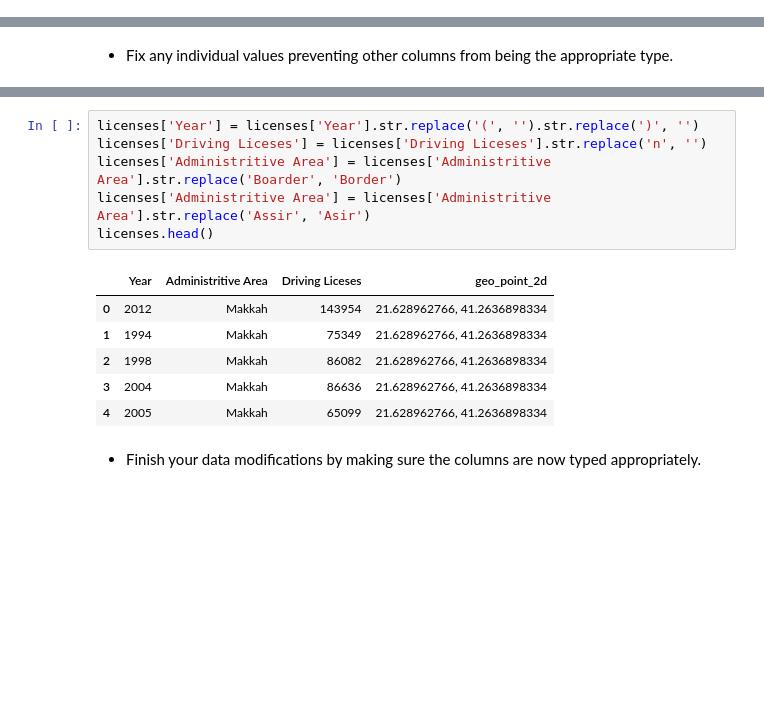
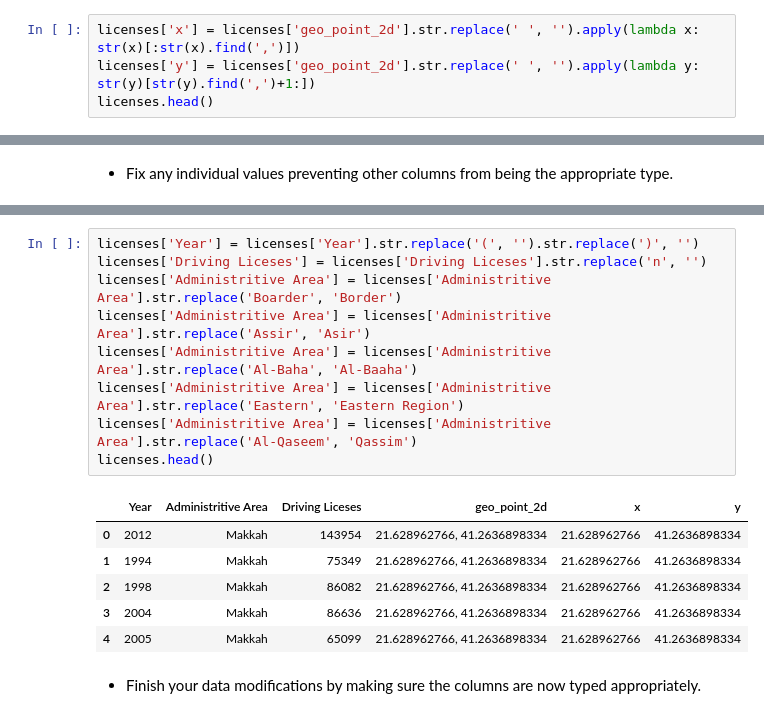
Before and after one commit to TQgit/datascience_project1, a Jupyter notebook: code/starter-code.ipynb, the cells around one changed output, grey strips where cells are left out. Saved outputs shown, nothing was run; the diff lists cells and outputs as text; blank space fills up the shorter version.

```diff
--- a/code/starter-code.ipynb
+++ b/code/starter-code.ipynb
@@ -282,3 +282,7 @@ accidents.head()
 | 2 | (2016) | Tabouk | No. of Casualties - Dead | 434n | 27.90165499, 37.2598581394 | 27.90165499 | 37.2598581394 |
 | 3 | (2016) | Hail | No. of Casualties - Dead | 299n | 27.400845724, 41.4406960508 | 27.400845724 | 41.4406960508 |
 | 4 | (2016) | Hail | No. of Accidents | 10199n | 27.400845724, 41.4406960508 | 27.400845724 | 41.4406960508 |
+# %%
+licenses['x'] = licenses['geo_point_2d'].str.replace(' ', '').apply(lambda x: str(x)[:str(x).find(',')])
+licenses['y'] = licenses['geo_point_2d'].str.replace(' ', '').apply(lambda y: str(y)[str(y).find(',')+1:])
+licenses.head()
@@ -301,16 +321,19 @@ accidents.head()
 # %%
 licenses['Year'] = licenses['Year'].str.replace('(', '').str.replace(')', '')
 licenses['Driving Liceses'] = licenses['Driving Liceses'].str.replace('n', '')
 licenses['Administritive Area'] = licenses['Administritive Area'].str.replace('Boarder', 'Border')
 licenses['Administritive Area'] = licenses['Administritive Area'].str.replace('Assir', 'Asir')
+licenses['Administritive Area'] = licenses['Administritive Area'].str.replace('Al-Baha', 'Al-Baaha')
+licenses['Administritive Area'] = licenses['Administritive Area'].str.replace('Eastern', 'Eastern Region')
+licenses['Administritive Area'] = licenses['Administritive Area'].str.replace('Al-Qaseem', 'Qassim')
 licenses.head()
 # %% [output]
-|  | Year | Administritive Area | Driving Liceses | geo_point_2d |
-| 0 | 2012 | Makkah | 143954 | 21.628962766, 41.2636898334 |
-| 1 | 1994 | Makkah | 75349 | 21.628962766, 41.2636898334 |
-| 2 | 1998 | Makkah | 86082 | 21.628962766, 41.2636898334 |
-| 3 | 2004 | Makkah | 86636 | 21.628962766, 41.2636898334 |
-| 4 | 2005 | Makkah | 65099 | 21.628962766, 41.2636898334 |
+|  | Year | Administritive Area | Driving Liceses | geo_point_2d | x | y |
+| 0 | 2012 | Makkah | 143954 | 21.628962766, 41.2636898334 | 21.628962766 | 41.2636898334 |
+| 1 | 1994 | Makkah | 75349 | 21.628962766, 41.2636898334 | 21.628962766 | 41.2636898334 |
+| 2 | 1998 | Makkah | 86082 | 21.628962766, 41.2636898334 | 21.628962766 | 41.2636898334 |
+| 3 | 2004 | Makkah | 86636 | 21.628962766, 41.2636898334 | 21.628962766 | 41.2636898334 |
+| 4 | 2005 | Makkah | 65099 | 21.628962766, 41.2636898334 | 21.628962766 | 41.2636898334 |
 # %% [markdown]
 - Finish your data modifications by making sure the columns are now typed appropriately.
 # %%
```
Also changed, not shown: parts of 28 cells of this notebook, 1 other file.
